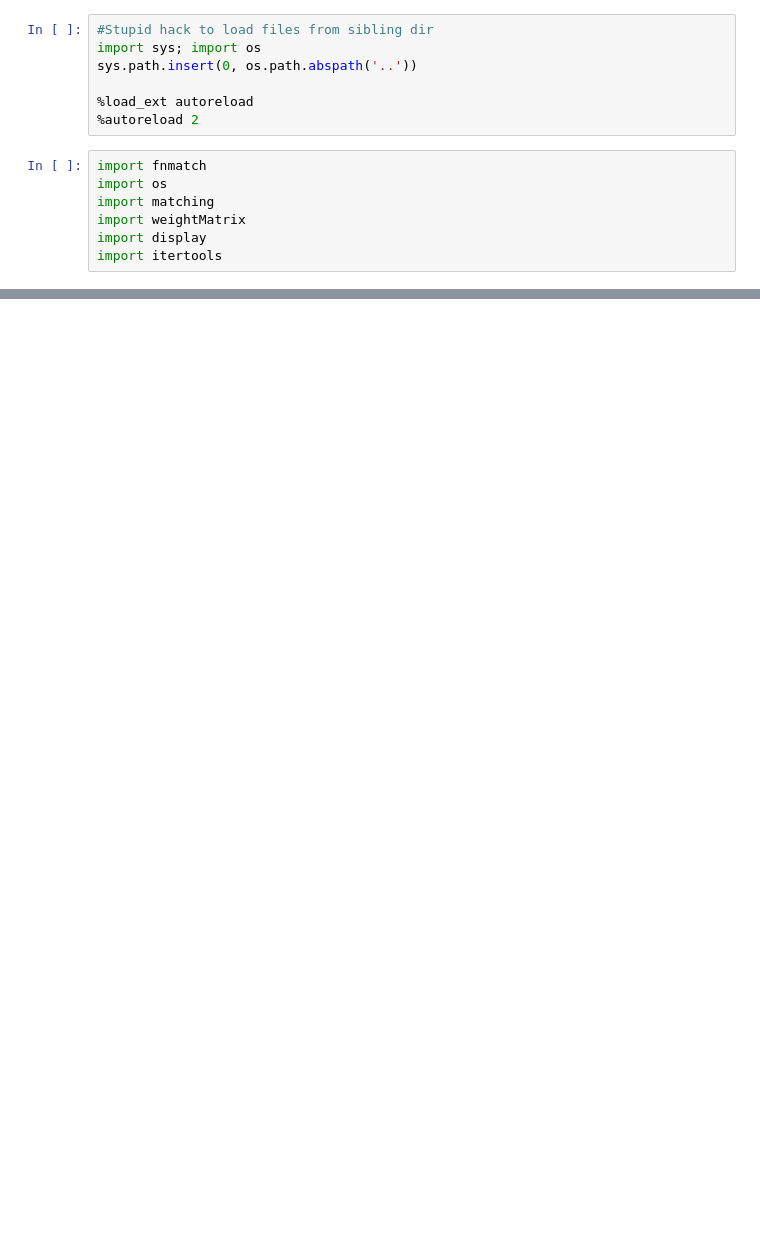
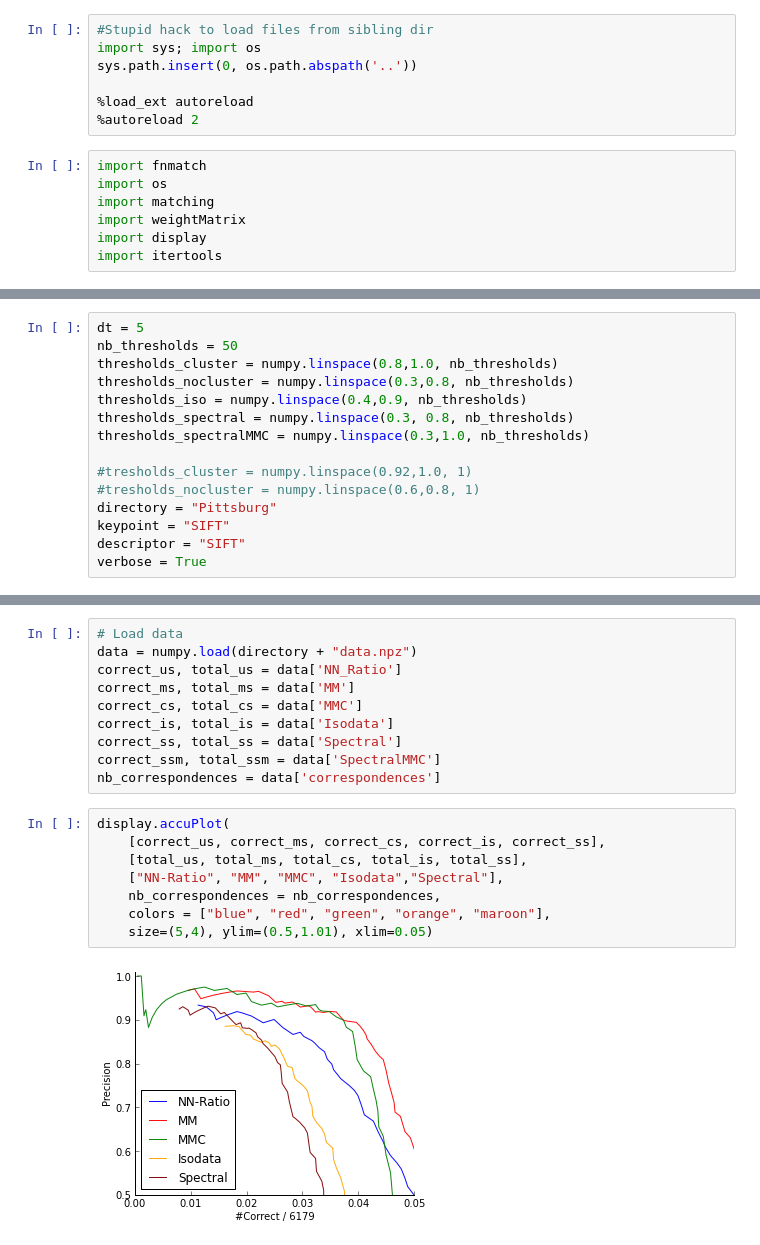
Before and after one commit to arnfred/Mirror-Match, a Jupyter notebook: code/cluster-match/Test Pittsburg.ipynb, the cells around one changed output, grey strips where cells are left out. Saved outputs shown, nothing was run; the diff lists cells and outputs as text; blank space fills up the shorter version.

```diff
--- a/code/cluster-match/Test Pittsburg.ipynb
+++ b/code/cluster-match/Test Pittsburg.ipynb
@@ -139,0 +15,15 @@ Success Rate:           70.39%  (distinct: 69.27%)
+# %%
+dt = 5
+nb_thresholds = 50
+thresholds_cluster = numpy.linspace(0.8,1.0, nb_thresholds)
+thresholds_nocluster = numpy.linspace(0.3,0.8, nb_thresholds)
+thresholds_iso = numpy.linspace(0.4,0.9, nb_thresholds)
+thresholds_spectral = numpy.linspace(0.3, 0.8, nb_thresholds)
+thresholds_spectralMMC = numpy.linspace(0.3,1.0, nb_thresholds)
+
+#tresholds_cluster = numpy.linspace(0.92,1.0, 1)
+#tresholds_nocluster = numpy.linspace(0.6,0.8, 1)
+directory = "Pittsburg"
+keypoint = "SIFT"
+descriptor = "SIFT"
+verbose = True
@@ -139,0 +69,20 @@ Success Rate:           70.39%  (distinct: 69.27%)
+# %%
+# Load data
+data = numpy.load(directory + "data.npz")
+correct_us, total_us = data['NN_Ratio']
+correct_ms, total_ms = data['MM']
+correct_cs, total_cs = data['MMC']
+correct_is, total_is = data['Isodata']
+correct_ss, total_ss = data['Spectral']
+correct_ssm, total_ssm = data['SpectralMMC']
+nb_correspondences = data['correspondences']
+# %%
+display.accuPlot(
+    [correct_us, correct_ms, correct_cs, correct_is, correct_ss],
+    [total_us, total_ms, total_cs, total_is, total_ss],
+    ["NN-Ratio", "MM", "MMC", "Isodata","Spectral"],
+    nb_correspondences = nb_correspondences,
+    colors = ["blue", "red", "green", "orange", "maroon"],
+    size=(5,4), ylim=(0.5,1.01), xlim=0.05)
+# %% [output]
+[figure, added]
```
Also changed, not shown: parts of 21 cells of this notebook, 7 other files.
